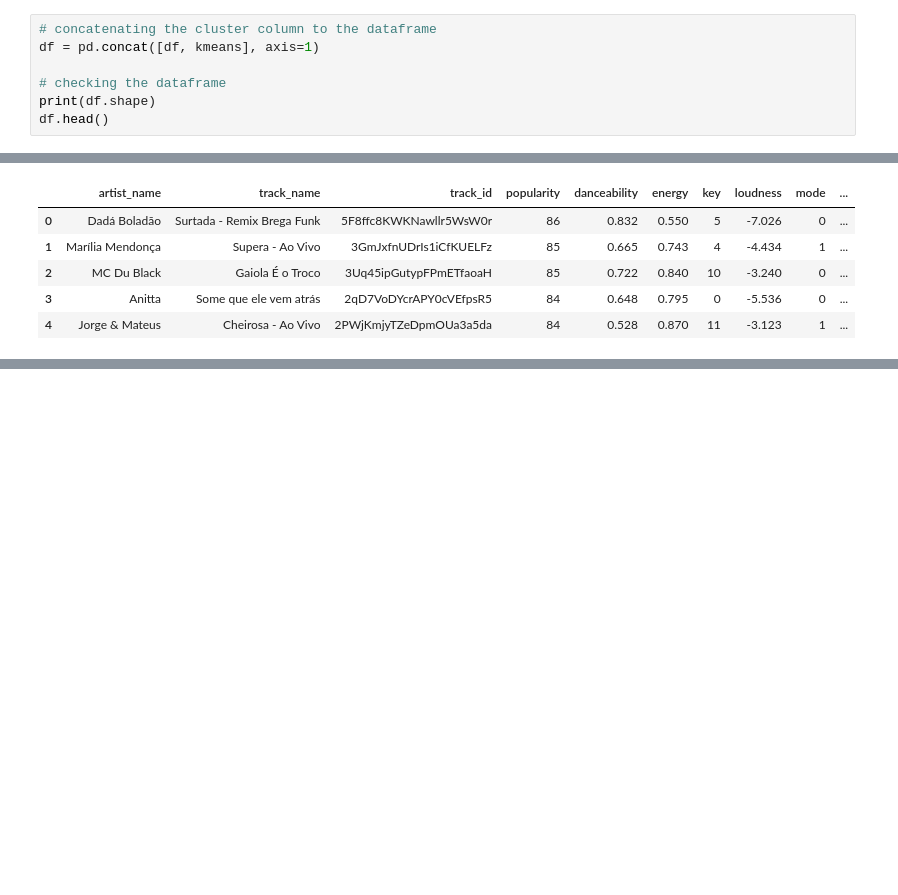
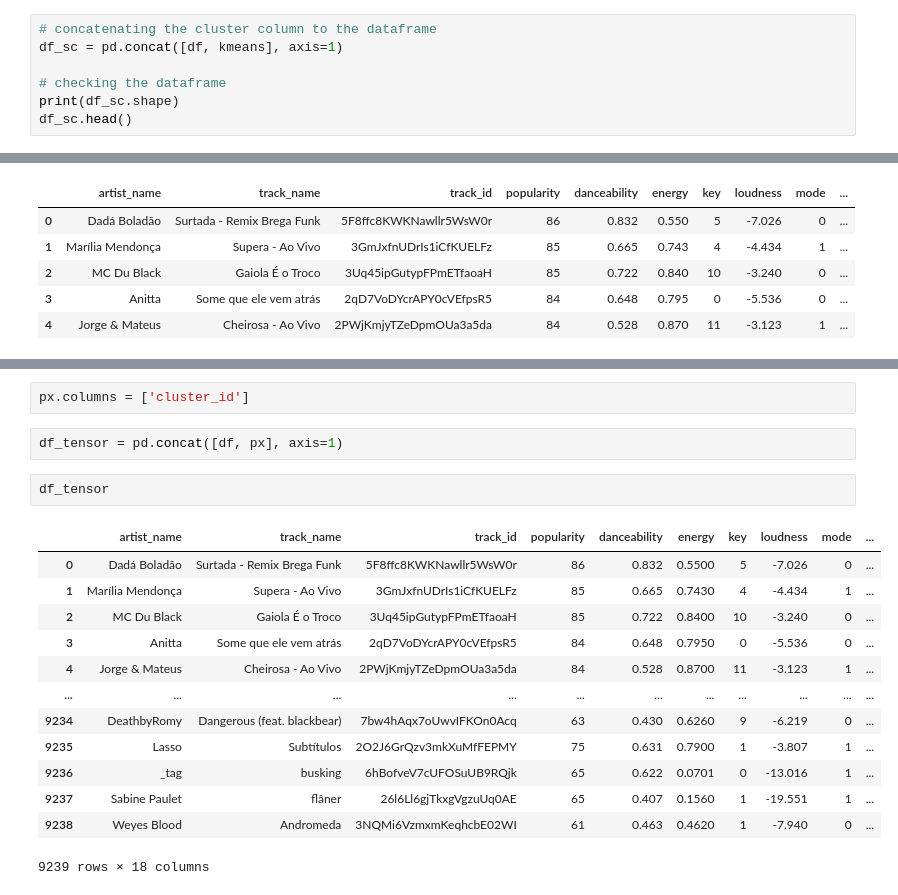
Before and after one commit to mukkatharun/Kmeans_ML_Assignment, a Jupyter notebook: Kmeans_ML_Assignment.ipynb, the cells around one changed output, grey strips where cells are left out. Drawn from its saved outputs; the diff is of its cells as text; blank space fills up the shorter version.

```diff
--- a/Kmeans_ML_Assignment.ipynb
+++ b/Kmeans_ML_Assignment.ipynb
@@ -178,11 +193,11 @@ kmeans.head()
 | 4 | 1 |
 # %%
 # concatenating the cluster column to the dataframe
-df = pd.concat([df, kmeans], axis=1)
+df_sc = pd.concat([df, kmeans], axis=1)
 
 # checking the dataframe
-print(df.shape)
-df.head()
+print(df_sc.shape)
+df_sc.head()
 # %% [output]
 (9239, 18)
 |  | artist_name | track_name | track_id | popularity | danceability | energy | key | loudness | mode | ... |
@@ -208,0 +288,20 @@ df.loc[df['k_cluster'] == 1][:10]
+# %%
+px.columns = ['cluster_id']
+# %%
+df_tensor = pd.concat([df, px], axis=1)
+# %%
+df_tensor
+# %% [output]
+|  | artist_name | track_name | track_id | popularity | danceability | energy | key | loudness | mode | ... |
+| 0 | Dadá Boladão | Surtada - Remix Brega Funk | 5F8ffc8KWKNawllr5WsW0r | 86 | 0.832 | 0.5500 | 5 | -7.026 | 0 | ... |
+| 1 | Marília Mendonça | Supera - Ao Vivo | 3GmJxfnUDrIs1iCfKUELFz | 85 | 0.665 | 0.7430 | 4 | -4.434 | 1 | ... |
+| 2 | MC Du Black | Gaiola É o Troco | 3Uq45ipGutypFPmETfaoaH | 85 | 0.722 | 0.8400 | 10 | -3.240 | 0 | ... |
+| 3 | Anitta | Some que ele vem atrás | 2qD7VoDYcrAPY0cVEfpsR5 | 84 | 0.648 | 0.7950 | 0 | -5.536 | 0 | ... |
+| 4 | Jorge & Mateus | Cheirosa - Ao Vivo | 2PWjKmjyTZeDpmOUa3a5da | 84 | 0.528 | 0.8700 | 11 | -3.123 | 1 | ... |
+| ... | ... | ... | ... | ... | ... | ... | ... | ... | ... | ... |
+| 9234 | DeathbyRomy | Dangerous (feat. blackbear) | 7bw4hAqx7oUwvIFKOn0Acq | 63 | 0.430 | 0.6260 | 9 | -6.219 | 0 | ... |
+| 9235 | Lasso | Subtítulos | 2O2J6GrQzv3mkXuMfFEPMY | 75 | 0.631 | 0.7900 | 1 | -3.807 | 1 | ... |
+| 9236 | _tag | busking | 6hBofveV7cUFOSuUB9RQjk | 65 | 0.622 | 0.0701 | 0 | -13.016 | 1 | ... |
+| 9237 | Sabine Paulet | flâner | 26l6Ll6gjTkxgVgzuUq0AE | 65 | 0.407 | 0.1560 | 1 | -19.551 | 1 | ... |
+| 9238 | Weyes Blood | Andromeda | 3NQMi6VzmxmKeqhcbE02WI | 61 | 0.463 | 0.4620 | 1 | -7.940 | 0 | ... |
+9239 rows × 18 columns
```
Also changed, not shown: parts of 15 cells of this notebook.
